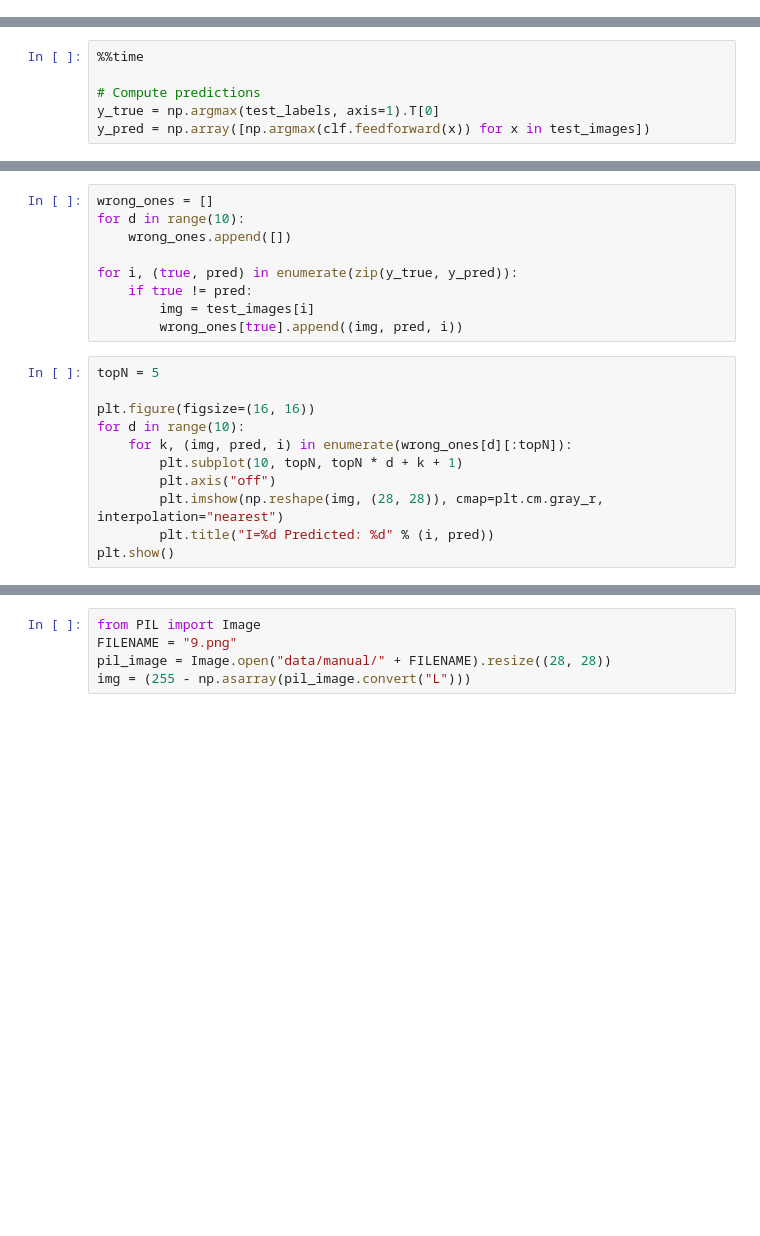
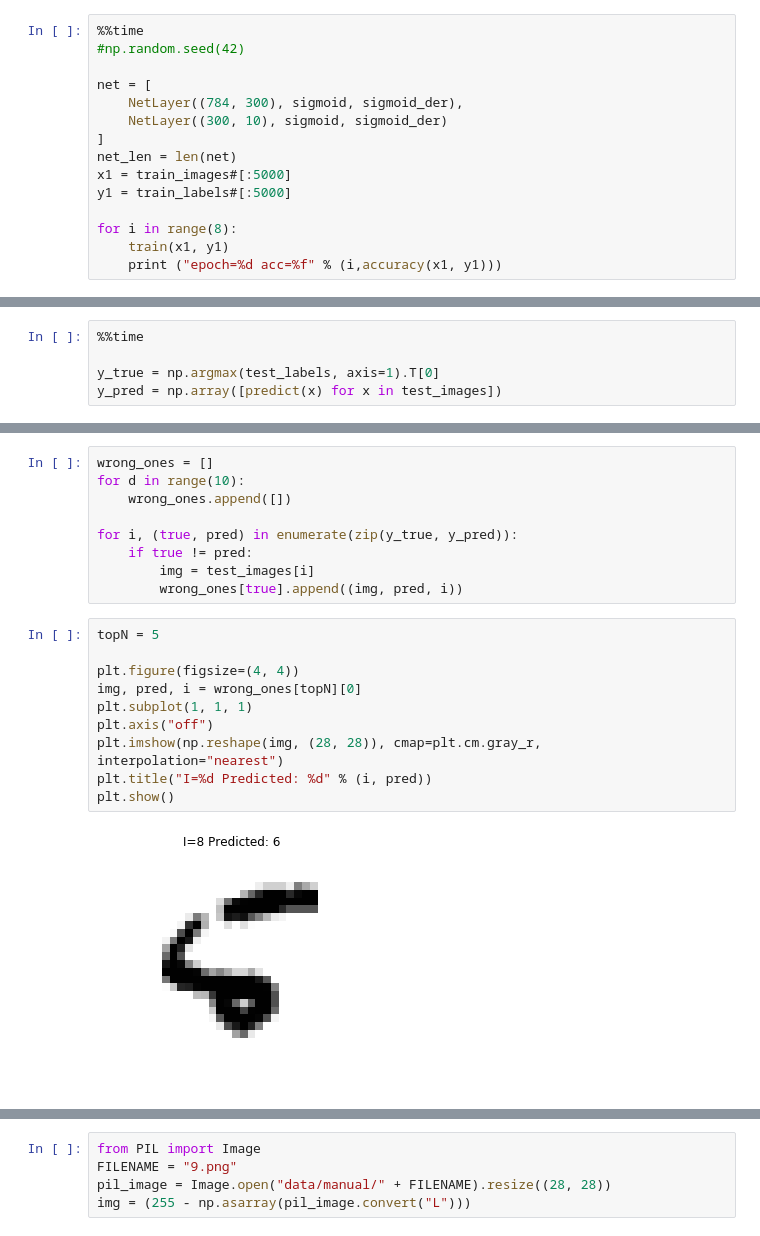
Before and after one commit to sultanko/ml_hw, a Jupyter notebook: hw6/hw6.ipynb, the cells around one changed output, grey strips where cells are left out. Cells and saved outputs as stored; diff of their text form; blank space fills up the shorter version.

```diff
--- a/hw6/hw6.ipynb
+++ b/hw6/hw6.ipynb
@@ -170,0 +141,15 @@ KeyboardInterrupt:
+# %%
+%%time
+#np.random.seed(42)
+
+net = [
+    NetLayer((784, 300), sigmoid, sigmoid_der),
+    NetLayer((300, 10), sigmoid, sigmoid_der)
+]
+net_len = len(net)
+x1 = train_images#[:5000]
+y1 = train_labels#[:5000]
+
+for i in range(8):
+    train(x1, y1)
+    print ("epoch=%d acc=%f" % (i,accuracy(x1, y1)))
@@ -171,6 +167,5 @@ KeyboardInterrupt:
 # %%
 %%time
 
-# Compute predictions
 y_true = np.argmax(test_labels, axis=1).T[0]
-y_pred = np.array([np.argmax(clf.feedforward(x)) for x in test_images])
+y_pred = np.array([predict(x) for x in test_images])
@@ -219,14 +218,15 @@ for i, (true, pred) in enumerate(zip(y_true, y_pred)):
 # %%
 topN = 5
 
-plt.figure(figsize=(16, 16))
-for d in range(10):
-    for k, (img, pred, i) in enumerate(wrong_ones[d][:topN]):
-        plt.subplot(10, topN, topN * d + k + 1)
-        plt.axis("off")
-        plt.imshow(np.reshape(img, (28, 28)), cmap=plt.cm.gray_r, interpolation="nearest")
-        plt.title("I=%d Predicted: %d" % (i, pred))
+plt.figure(figsize=(4, 4))
+img, pred, i = wrong_ones[topN][0]
+plt.subplot(1, 1, 1)
+plt.axis("off")
+plt.imshow(np.reshape(img, (28, 28)), cmap=plt.cm.gray_r, interpolation="nearest")
+plt.title("I=%d Predicted: %d" % (i, pred))
 plt.show()
+# %% [output]
+[figure, added]
 # %%
 score = accuracy_score(y_true, y_pred)
 print("Error rate: %.1f%%" % (100 * (1 - score)))
```
Also changed, not shown: parts of 19 cells of this notebook.
